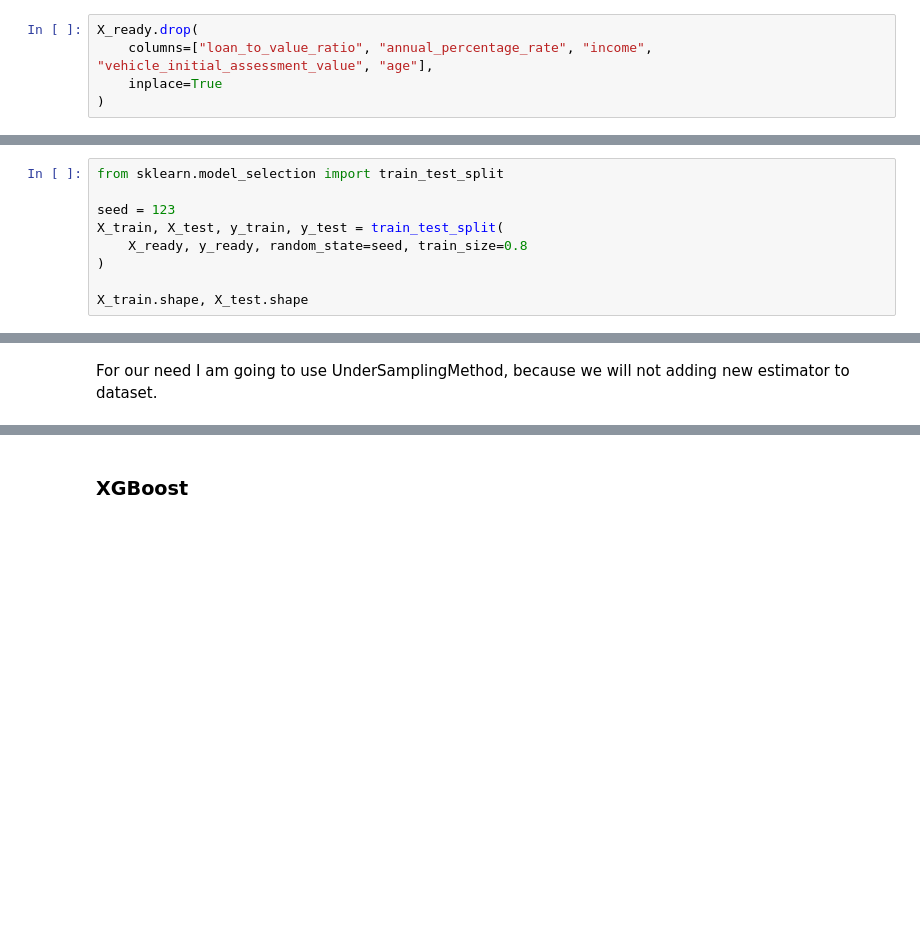
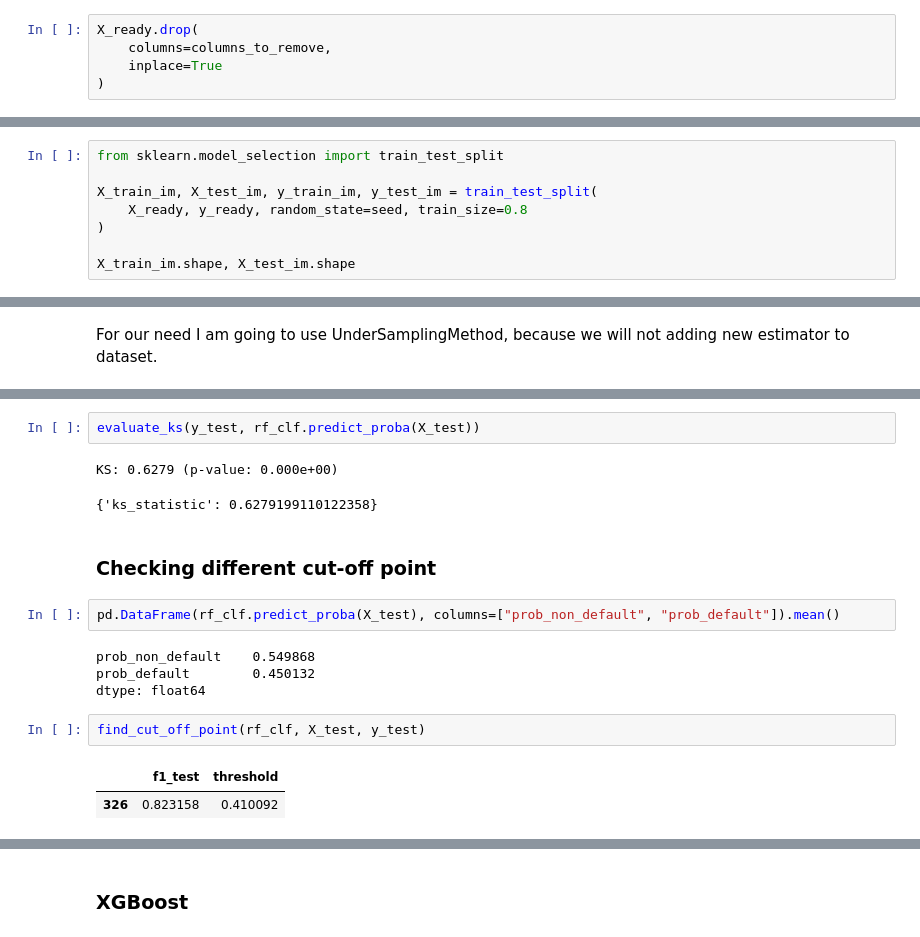
Before and after one commit to nieweglp/civitta_task, a Jupyter notebook: ml_models_final.ipynb, the cells around one changed output, grey strips where cells are left out. Drawn from its saved outputs; the diff is of its cells as text; blank space fills up the shorter version.

```diff
--- a/ml_models_final.ipynb
+++ b/ml_models_final.ipynb
@@ -328,5 +397,5 @@ Based on the chi square test and significance level equals alpha=0.05. We should
 # %%
 X_ready.drop(
-    columns=["loan_to_value_ratio", "annual_percentage_rate", "income", "vehicle_initial_assessment_value", "age"],
+    columns=columns_to_remove,
     inplace=True
 )
@@ -335,10 +417,9 @@ We have to split at least two parts training(80% samples) and test(20% samples)
 # %%
 from sklearn.model_selection import train_test_split
 
-seed = 123
-X_train, X_test, y_train, y_test = train_test_split(
+X_train_im, X_test_im, y_train_im, y_test_im = train_test_split(
     X_ready, y_ready, random_state=seed, train_size=0.8
 )
 
-X_train.shape, X_test.shape
+X_train_im.shape, X_test_im.shape
 # %% [output]
@@ -455,0 +482,18 @@ plt.show()
+# %%
+evaluate_ks(y_test, rf_clf.predict_proba(X_test))
+# %% [output]
+KS: 0.6279 (p-value: 0.000e+00)
+{'ks_statistic': 0.6279199110122358}
+# %% [markdown]
+### Checking different cut-off point
+# %%
+pd.DataFrame(rf_clf.predict_proba(X_test), columns=["prob_non_default", "prob_default"]).mean()
+# %% [output]
+prob_non_default    0.549868
+prob_default        0.450132
+dtype: float64
+# %%
+find_cut_off_point(rf_clf, X_test, y_test)
+# %% [output]
+|  | f1_test | threshold |
+| 326 | 0.823158 | 0.410092 |
```
Also changed, not shown: parts of 45 cells of this notebook, 4 other files.
